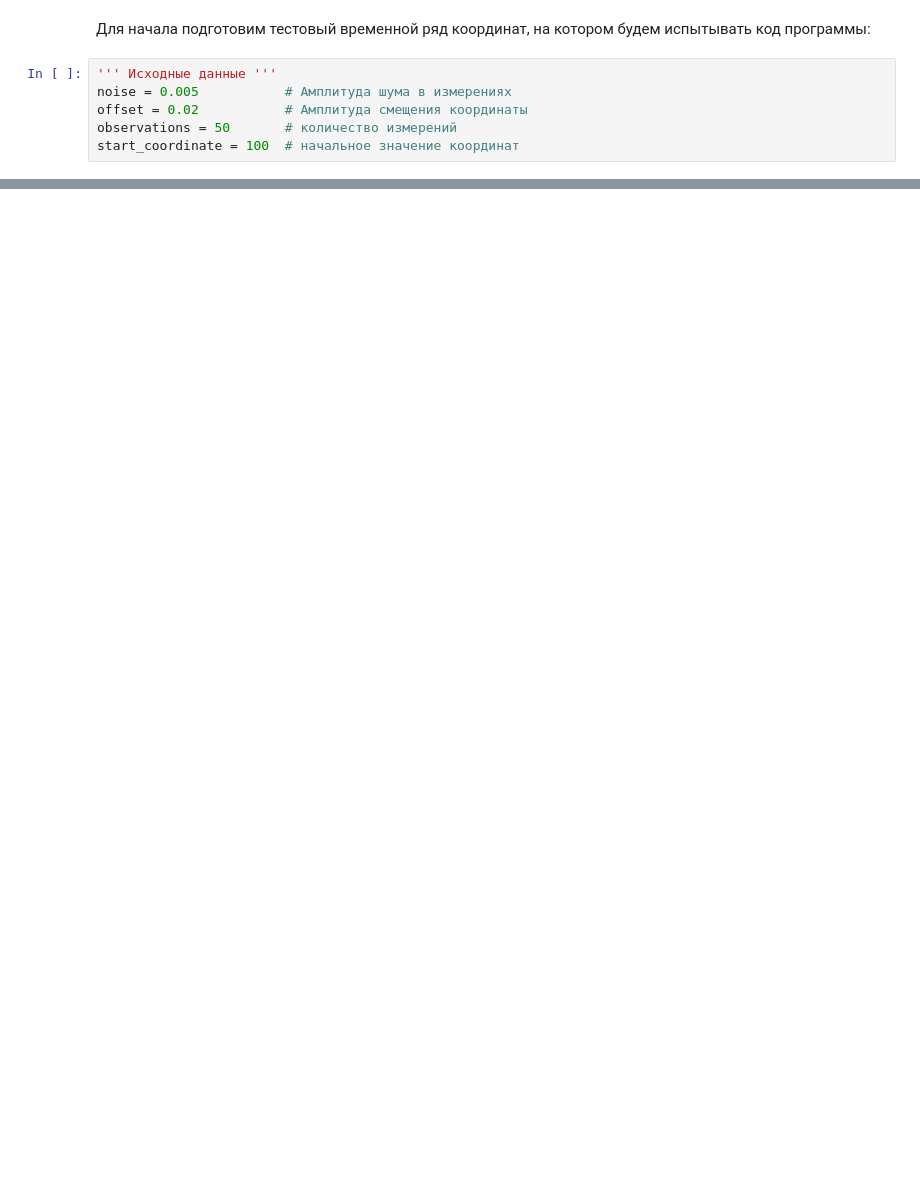
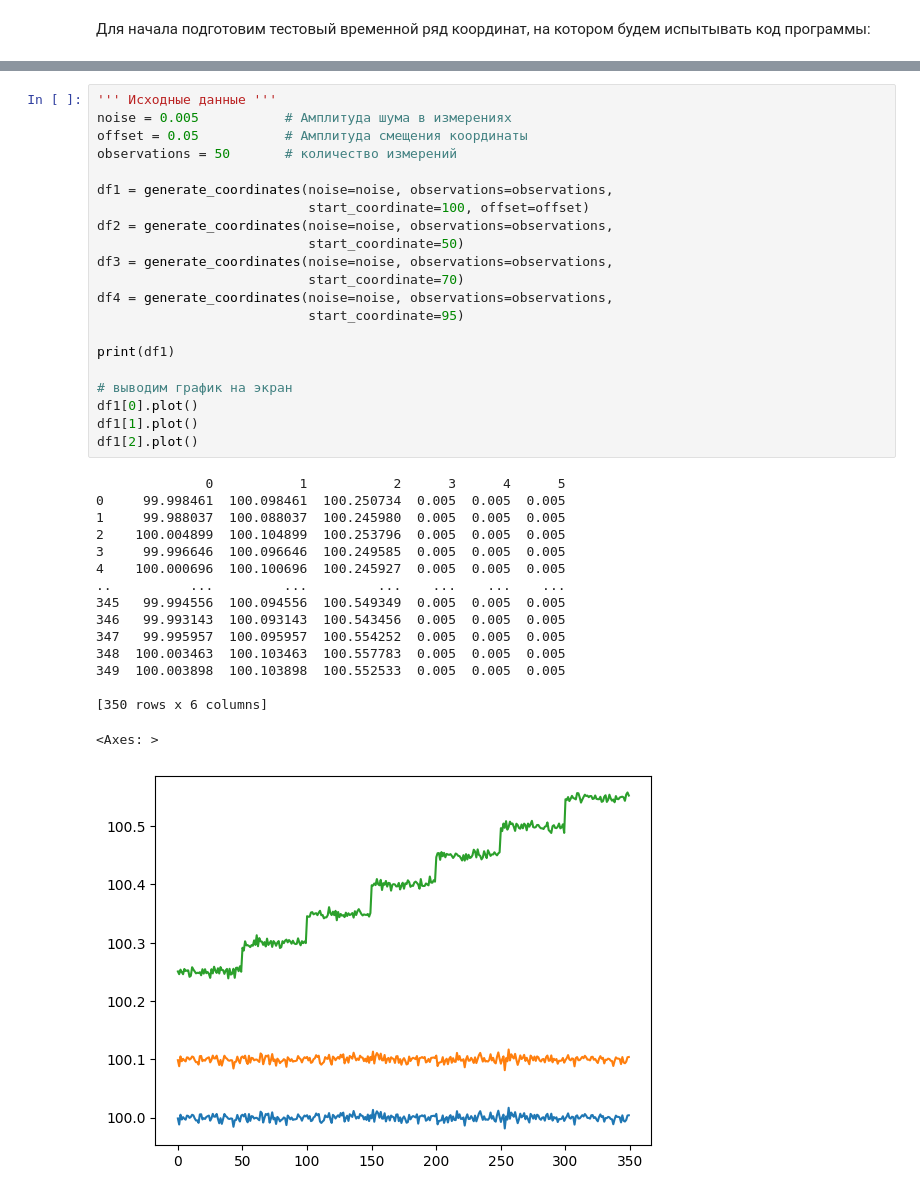
Before and after one commit to Artmalik92/Congruence-Test-For-Students, a Jupyter notebook: geometry_test.ipynb, the cells around one changed output, grey strips where cells are left out. Saved outputs shown, nothing was run; the diff lists cells and outputs as text; blank space fills up the shorter version.

```diff
--- a/geometry_test.ipynb
+++ b/geometry_test.ipynb
@@ -16,9 +17,3 @@ from scipy.stats import chi2
 # %% [markdown]
 Для начала подготовим тестовый временной ряд координат, на котором будем испытывать код программы:
-# %%
-''' Исходные данные '''
-noise = 0.005           # Амплитуда шума в измерениях
-offset = 0.02           # Амплитуда смещения координаты
-observations = 50       # количество измерений
-start_coordinate = 100  # начальное значение координат
 # %%
@@ -90,0 +61,38 @@ def geometric_chi_test_calc(time_series_frag,
+# %%
+''' Исходные данные '''
+noise = 0.005           # Амплитуда шума в измерениях
+offset = 0.05           # Амплитуда смещения координаты
+observations = 50       # количество измерений
+
+df1 = generate_coordinates(noise=noise, observations=observations,
+                           start_coordinate=100, offset=offset)
+df2 = generate_coordinates(noise=noise, observations=observations,
+                           start_coordinate=50)
+df3 = generate_coordinates(noise=noise, observations=observations,
+                           start_coordinate=70)
+df4 = generate_coordinates(noise=noise, observations=observations,
+                           start_coordinate=95)
+
+print(df1)
+
+# выводим график на экран
+df1[0].plot()
+df1[1].plot()
+df1[2].plot()
+# %% [output]
+              0           1           2      3      4      5
+0     99.998461  100.098461  100.250734  0.005  0.005  0.005
+1     99.988037  100.088037  100.245980  0.005  0.005  0.005
+2    100.004899  100.104899  100.253796  0.005  0.005  0.005
+3     99.996646  100.096646  100.249585  0.005  0.005  0.005
+4    100.000696  100.100696  100.245927  0.005  0.005  0.005
+..          ...         ...         ...    ...    ...    ...
+345   99.994556  100.094556  100.549349  0.005  0.005  0.005
+346   99.993143  100.093143  100.543456  0.005  0.005  0.005
+347   99.995957  100.095957  100.554252  0.005  0.005  0.005
+348  100.003463  100.103463  100.557783  0.005  0.005  0.005
+349  100.003898  100.103898  100.552533  0.005  0.005  0.005
+
+[350 rows x 6 columns]
+<Axes: >
+[figure, added]
```
Also changed, not shown: parts of 9 cells of this notebook.
